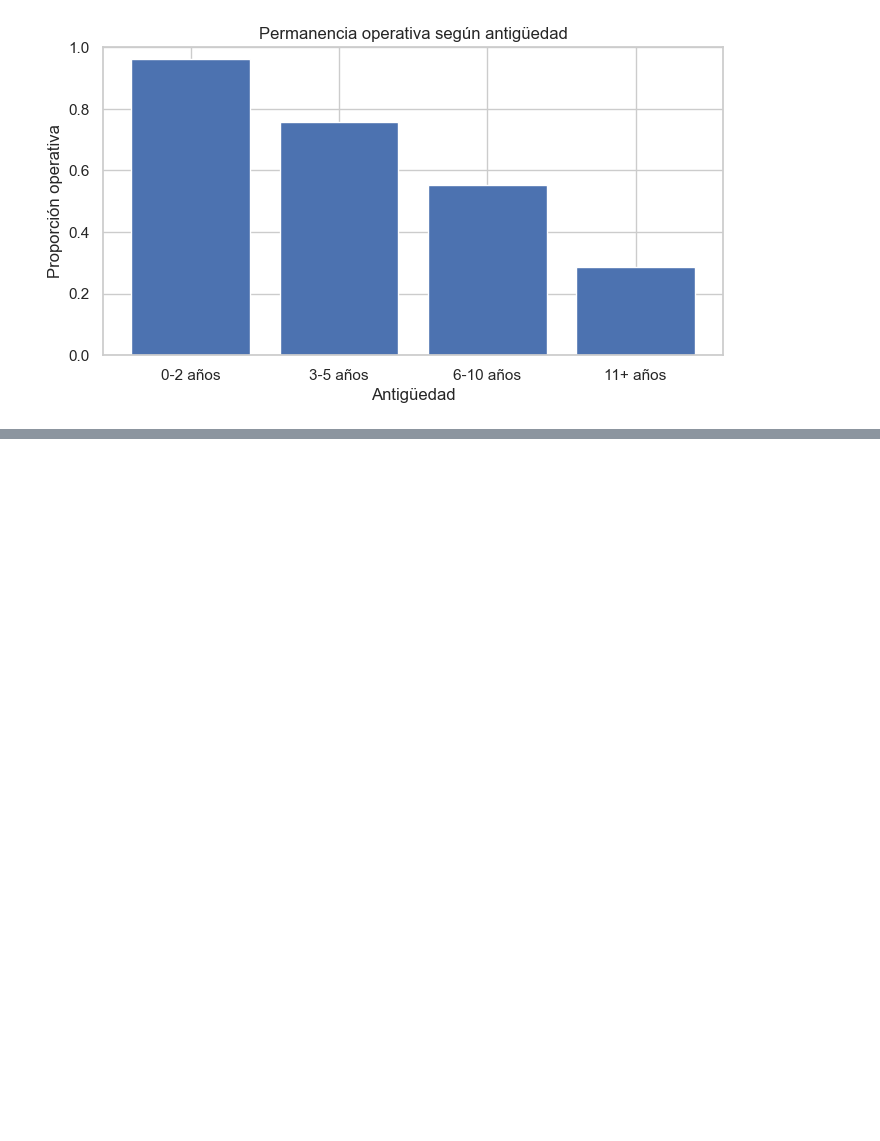
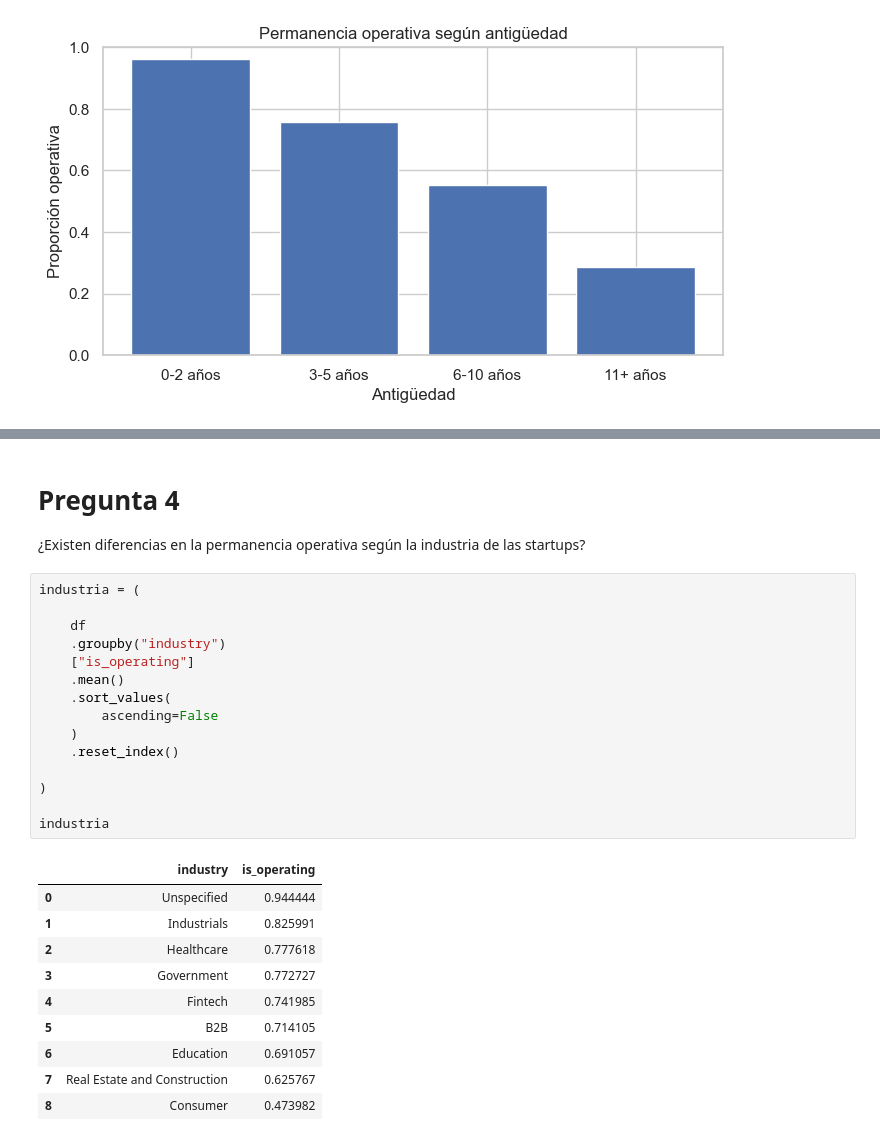
Before and after one commit to DanielCas7illo/U-Andres-Bello, a Jupyter notebook: F4/F4_AnálisisyResultados.ipynb, the cells around one changed output, grey strips where cells are left out. Saved outputs shown, nothing was run; the diff lists cells and outputs as text; blank space fills up the shorter version.

```diff
--- a/F4/F4_AnálisisyResultados.ipynb
+++ b/F4/F4_AnálisisyResultados.ipynb
@@ -295,0 +369,29 @@ plt.show()
+# %% [markdown]
+# Pregunta 4
+¿Existen diferencias en la permanencia operativa según la industria de las startups?
+# %%
+industria = (
+
+    df
+    .groupby("industry")
+    ["is_operating"]
+    .mean()
+    .sort_values(
+        ascending=False
+    )
+    .reset_index()
+
+)
+
+industria
+# %% [output]
+|  | industry | is_operating |
+| 0 | Unspecified | 0.944444 |
+| 1 | Industrials | 0.825991 |
+| 2 | Healthcare | 0.777618 |
+| 3 | Government | 0.772727 |
+| 4 | Fintech | 0.741985 |
+| 5 | B2B | 0.714105 |
+| 6 | Education | 0.691057 |
+| 7 | Real Estate and Construction | 0.625767 |
+| 8 | Consumer | 0.473982 |
```
Also changed, not shown: parts of 5 cells of this notebook, 1 other file.
